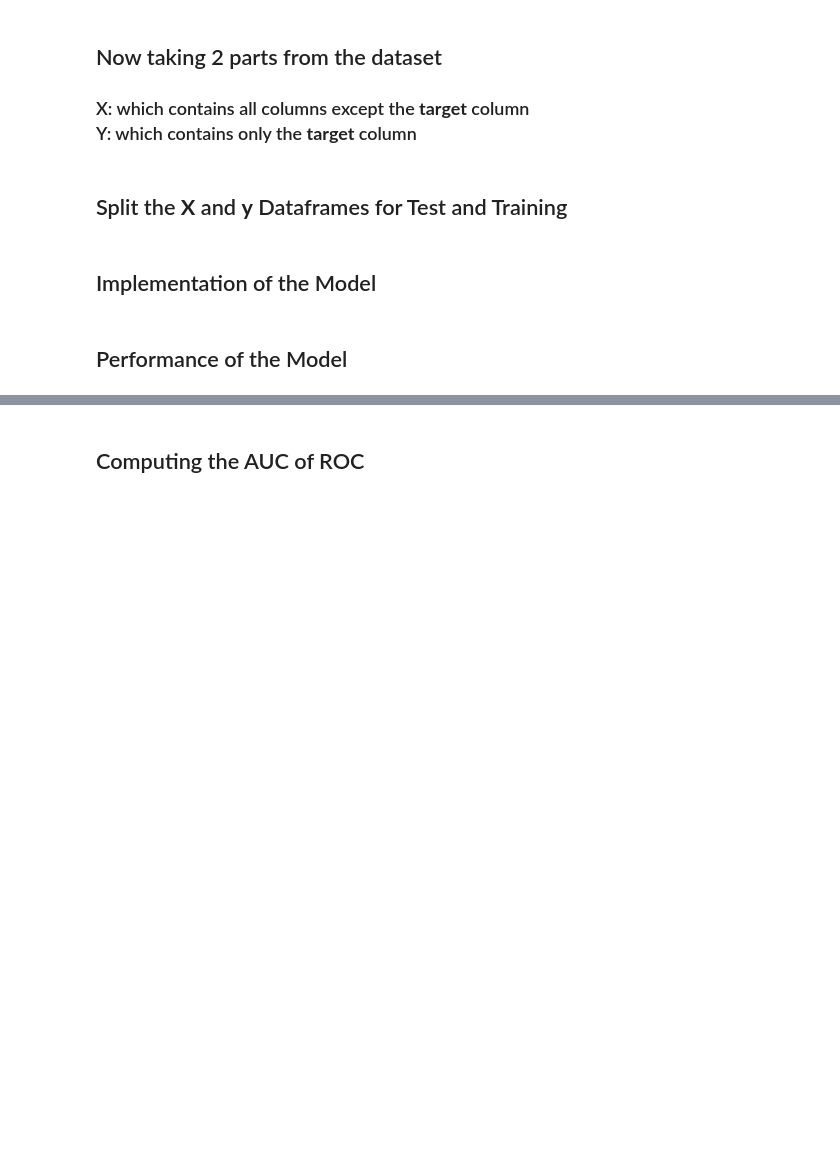
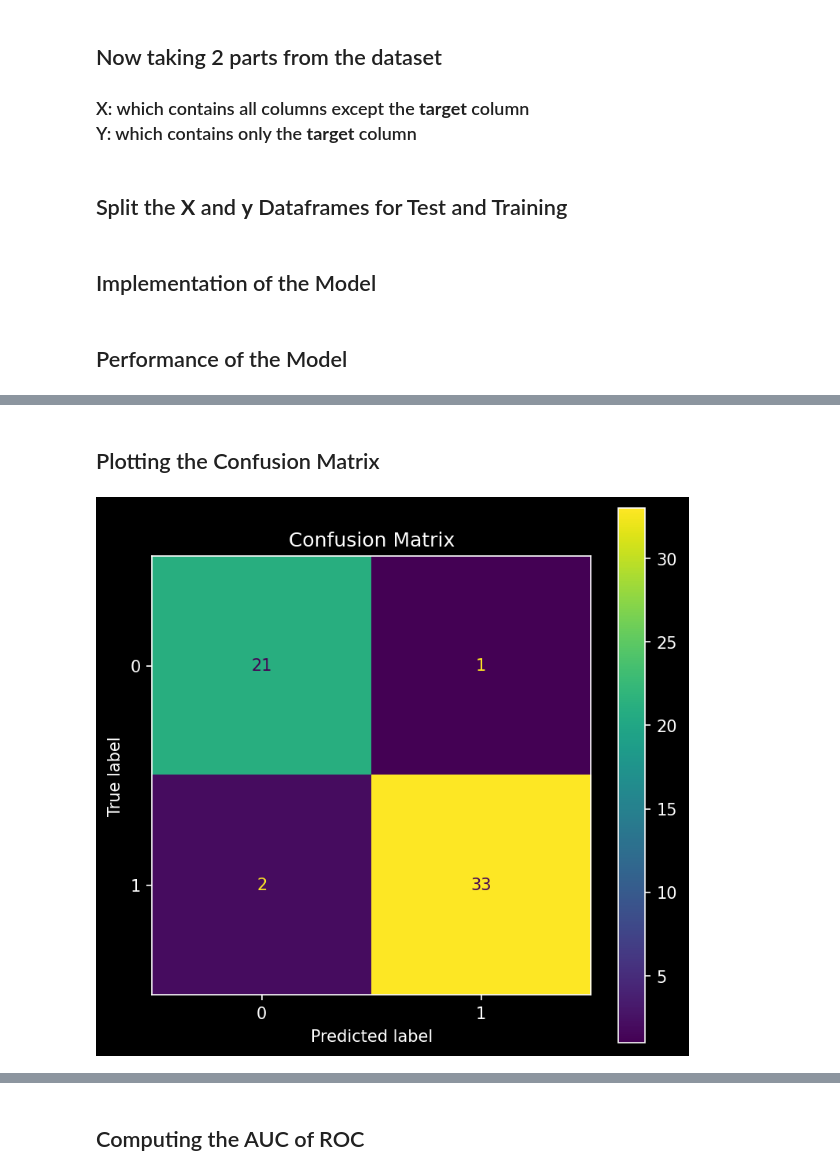
Before and after one commit to debjitpal5040/ML_Algorithms, a Jupyter notebook: Machine Learning/Supervised Learning/Classification/Decision Tree Classification/Decision_Tree_Classification.ipynb, the cells around one changed output, grey strips where cells are left out. Cells and saved outputs as stored; diff of their text form; code cells hidden in the pictures; blank space fills up the shorter version.

```diff
--- a/Machine Learning/Supervised Learning/Classification/Decision Tree Classification/Decision_Tree_Classification.ipynb
+++ b/Machine Learning/Supervised Learning/Classification/Decision Tree Classification/Decision_Tree_Classification.ipynb
@@ -171,0 +172,10 @@ weighted avg       0.97      0.96      0.97        57
+# %% [markdown]
+## Plotting the Confusion Matrix
+# %%
+fig, ax = plt.subplots(figsize=(6, 6), dpi=150)
+plt.style.use('dark_background')
+ConfusionMatrixDisplay(dtc_con_matrix).plot(ax=ax)
+plt.title('Confusion Matrix')
+plt.savefig('Images/Confusion_Matrix_Decision_Tree_Classification.png', bbox_inches='tight')
+# %% [output]
+[figure, added]
```
Also changed, not shown: parts of 8 cells of this notebook, 33 other files.
